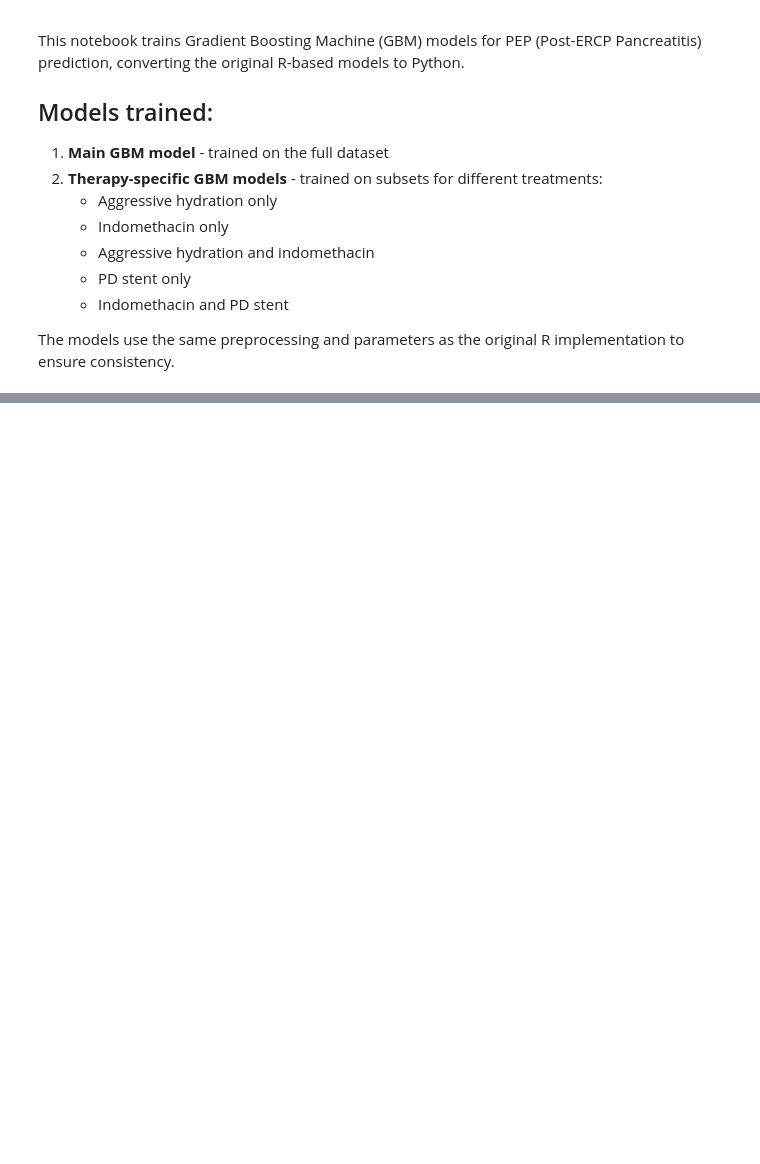
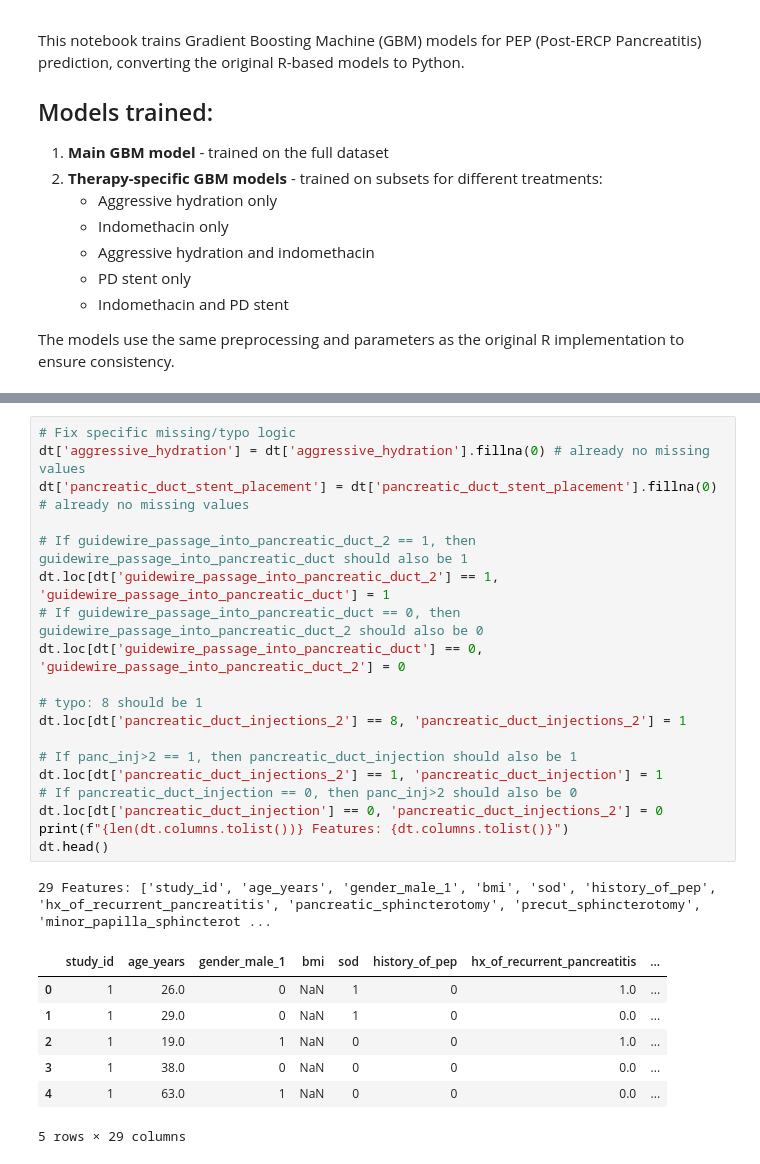
Before and after one commit to emilyguancamole/pep-risk, a Jupyter notebook: code/train_gbm.ipynb, the cells around one changed output, grey strips where cells are left out. Cells and saved outputs as stored; diff of their text form; blank space fills up the shorter version.

```diff
--- a/code/train_gbm.ipynb
+++ b/code/train_gbm.ipynb
@@ -740,0 +94,28 @@ explanation = lime_explainer.explain_instance(patient_data, model.predict_proba)
+# %%
+# Fix specific missing/typo logic
+dt['aggressive_hydration'] = dt['aggressive_hydration'].fillna(0) # already no missing values
+dt['pancreatic_duct_stent_placement'] = dt['pancreatic_duct_stent_placement'].fillna(0) # already no missing values
+
+# If guidewire_passage_into_pancreatic_duct_2 == 1, then guidewire_passage_into_pancreatic_duct should also be 1
+dt.loc[dt['guidewire_passage_into_pancreatic_duct_2'] == 1, 'guidewire_passage_into_pancreatic_duct'] = 1
+# If guidewire_passage_into_pancreatic_duct == 0, then guidewire_passage_into_pancreatic_duct_2 should also be 0
+dt.loc[dt['guidewire_passage_into_pancreatic_duct'] == 0, 'guidewire_passage_into_pancreatic_duct_2'] = 0
+
+# typo: 8 should be 1
+dt.loc[dt['pancreatic_duct_injections_2'] == 8, 'pancreatic_duct_injections_2'] = 1
+
+# If panc_inj>2 == 1, then pancreatic_duct_injection should also be 1
+dt.loc[dt['pancreatic_duct_injections_2'] == 1, 'pancreatic_duct_injection'] = 1
+# If pancreatic_duct_injection == 0, then panc_inj>2 should also be 0
+dt.loc[dt['pancreatic_duct_injection'] == 0, 'pancreatic_duct_injections_2'] = 0
+print(f"{len(dt.columns.tolist())} Features: {dt.columns.tolist()}")
+dt.head()
+# %% [output]
+29 Features: ['study_id', 'age_years', 'gender_male_1', 'bmi', 'sod', 'history_of_pep', 'hx_of_recurrent_pancreatitis', 'pancreatic_sphincterotomy', 'precut_sphincterotomy', 'minor_papilla_sphincterot ...
+|  | study_id | age_years | gender_male_1 | bmi | sod | history_of_pep | hx_of_recurrent_pancreatitis | ... |
+| 0 | 1 | 26.0 | 0 | NaN | 1 | 0 | 1.0 | ... |
+| 1 | 1 | 29.0 | 0 | NaN | 1 | 0 | 0.0 | ... |
+| 2 | 1 | 19.0 | 1 | NaN | 0 | 0 | 1.0 | ... |
+| 3 | 1 | 38.0 | 0 | NaN | 0 | 0 | 0.0 | ... |
+| 4 | 1 | 63.0 | 1 | NaN | 0 | 0 | 0.0 | ... |
+5 rows × 29 columns
```
Also changed, not shown: parts of 36 cells of this notebook.
